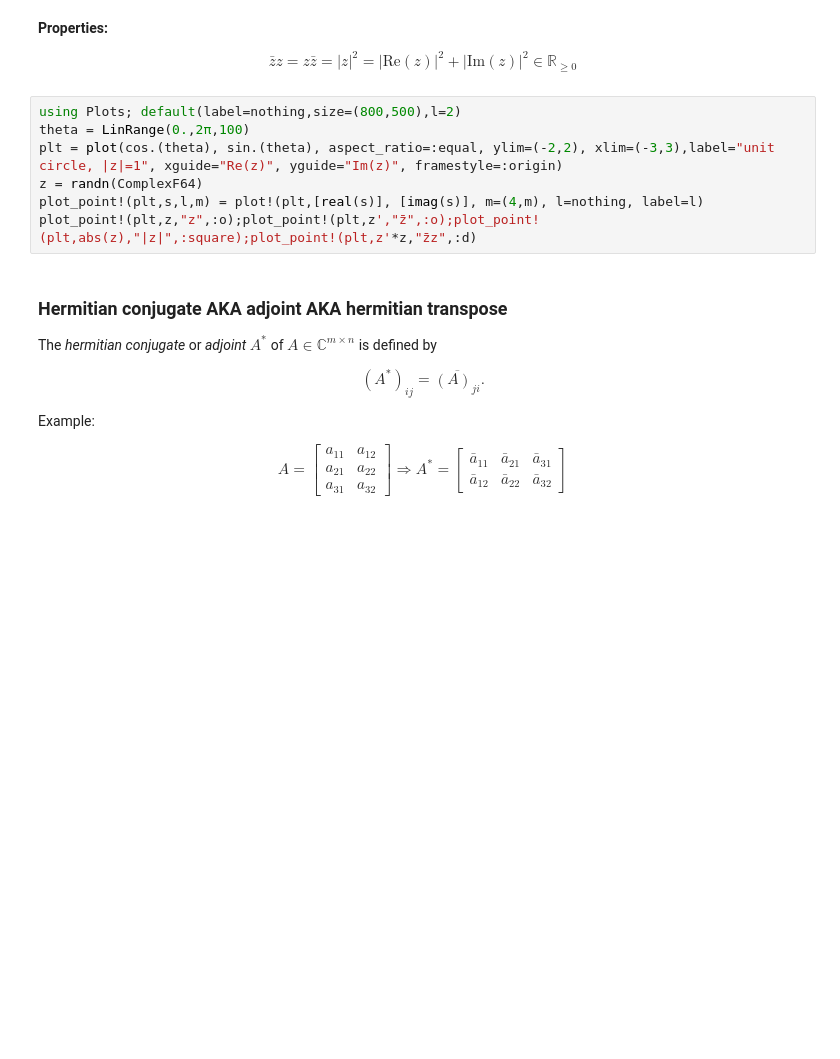
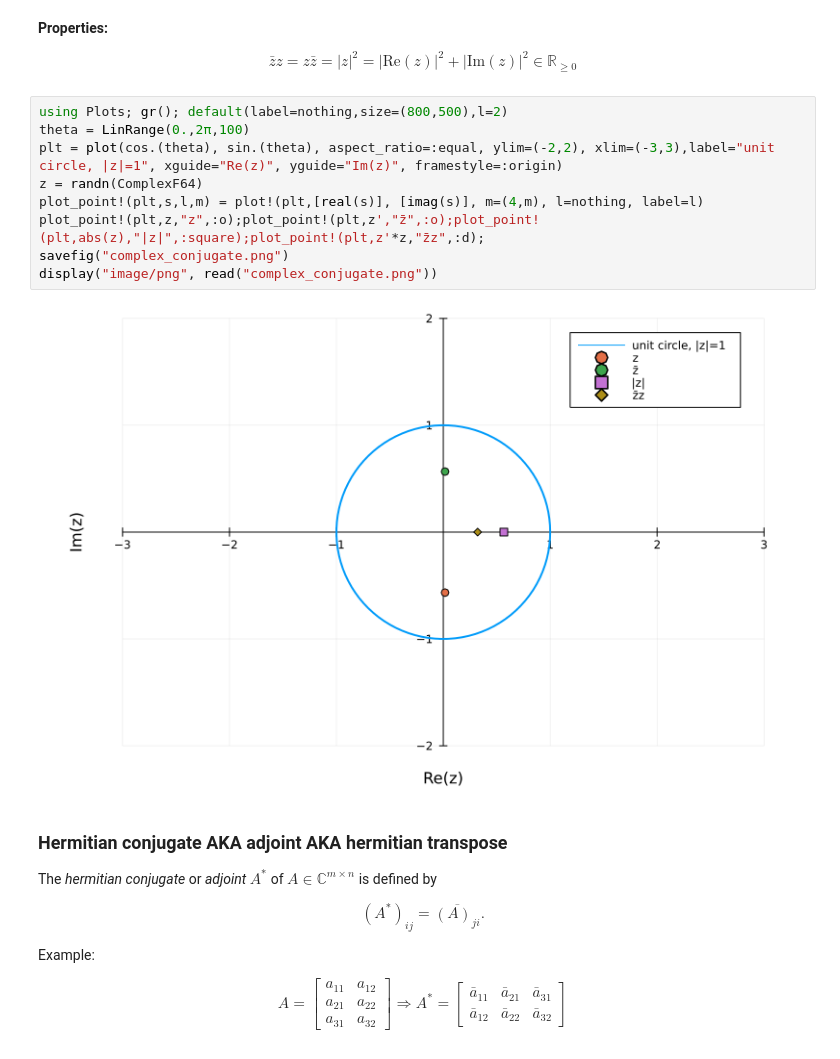
Before and after one commit to tisaac/gtcse6643sp22mybinder, a Jupyter notebook: lec02static.ipynb, the cells around one changed output. Saved outputs shown, nothing was run; the diff lists cells and outputs as text; blank space fills up the shorter version.

```diff
--- a/lec02static.ipynb
+++ b/lec02static.ipynb
@@ -54,12 +54,16 @@ The _complex conjugate_ of $z = \mathrm{Re}(z) + \mathrm{i}\ \mathrm{Im}(z) \in
 
 $$\bar{z} z = z \bar{z} = |z|^2 = |\mathrm{Re}(z)|^2  + |\mathrm{Im}(z)|^2 \in \mathbb{R}_{\geq 0}$$
 # %%
-using Plots; default(label=nothing,size=(800,500),l=2)
+using Plots; gr(); default(label=nothing,size=(800,500),l=2)
 theta = LinRange(0.,2π,100)
 plt = plot(cos.(theta), sin.(theta), aspect_ratio=:equal, ylim=(-2,2), xlim=(-3,3),label="unit circle, |z|=1", xguide="Re(z)", yguide="Im(z)", framestyle=:origin)
 z = randn(ComplexF64)
 plot_point!(plt,s,l,m) = plot!(plt,[real(s)], [imag(s)], m=(4,m), l=nothing, label=l)
-plot_point!(plt,z,"z",:o);plot_point!(plt,z',"z̄",:o);plot_point!(plt,abs(z),"|z|",:square);plot_point!(plt,z'*z,"z̄z",:d)
+plot_point!(plt,z,"z",:o);plot_point!(plt,z',"z̄",:o);plot_point!(plt,abs(z),"|z|",:square);plot_point!(plt,z'*z,"z̄z",:d);
+savefig("complex_conjugate.png")
+display("image/png", read("complex_conjugate.png"))
+# %% [output]
+[figure, added]
 # %% [markdown]
 ### Hermitian conjugate AKA adjoint AKA hermitian transpose
 
```
Also changed, not shown: parts of 21 cells of this notebook.
